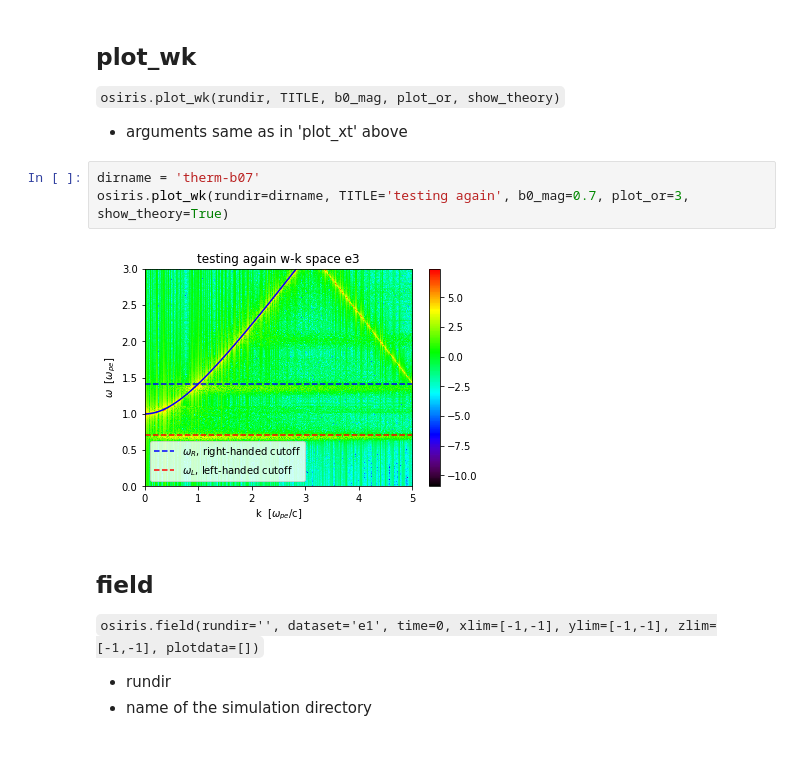
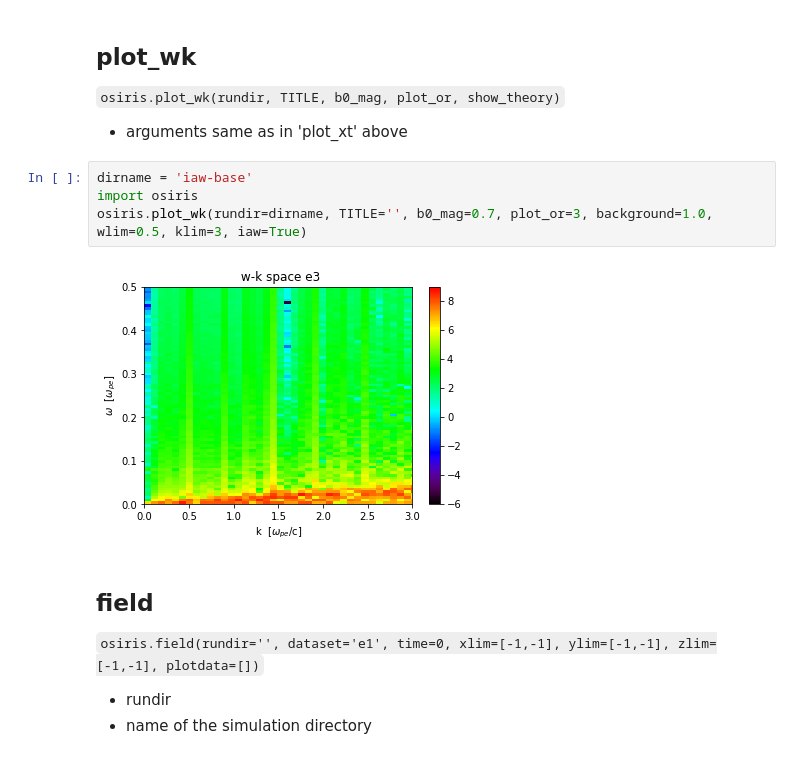
Before and after one commit to UCLA-Plasma-Simulation-Group/educational-codes, a Jupyter notebook: jupyter-docker/osiris-class-demo.ipynb, the cells around one changed output. Saved outputs shown, nothing was run; the diff lists cells and outputs as text.

Commit message:
Adding IAW capabilities to osiris.py/the notebook

```diff
--- a/jupyter-docker/osiris-class-demo.ipynb
+++ b/jupyter-docker/osiris-class-demo.ipynb
@@ -111,10 +111,11 @@ osiris.plot_xt(rundir=dirname, TITLE='testing', b0_mag=0.7, plot_or=2, show_theo
 `osiris.plot_wk(rundir, TITLE, b0_mag, plot_or, show_theory)`
 * arguments same as in 'plot_xt' above
 # %%
-dirname = 'therm-b07'
-osiris.plot_wk(rundir=dirname, TITLE='testing again', b0_mag=0.7, plot_or=3, show_theory=True)
+dirname = 'iaw-base'
+import osiris
+osiris.plot_wk(rundir=dirname, TITLE='', b0_mag=0.7, plot_or=3, background=1.0, wlim=0.5, klim=3, iaw=True)
 # %% [output]
-[figure, old version]
+[figure, new version]
 # %% [markdown]
 ## field
 
```
Also changed, not shown: parts of 1 cell of this notebook, 1 other file.
